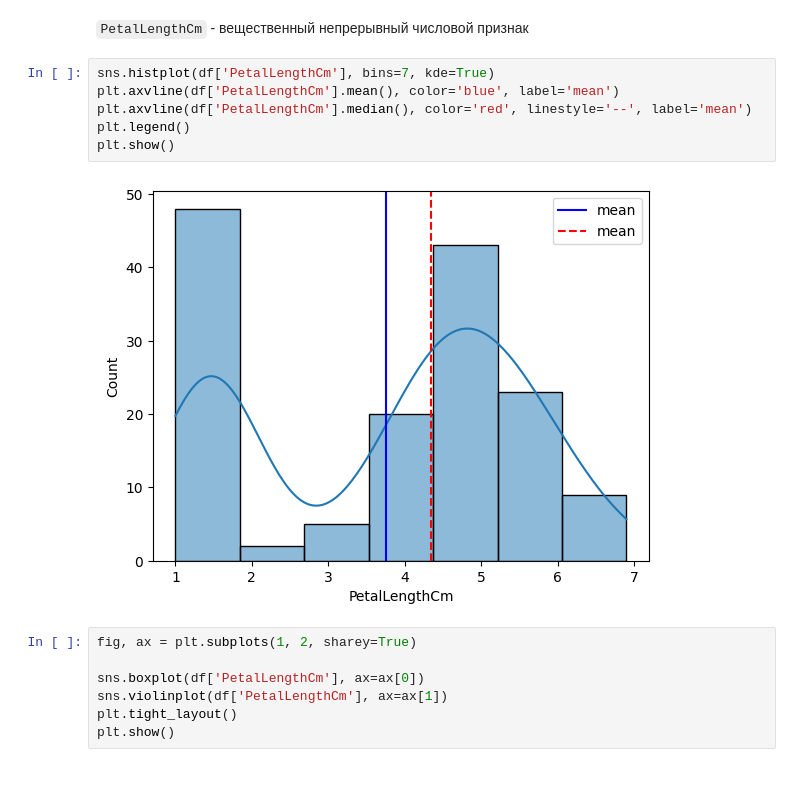
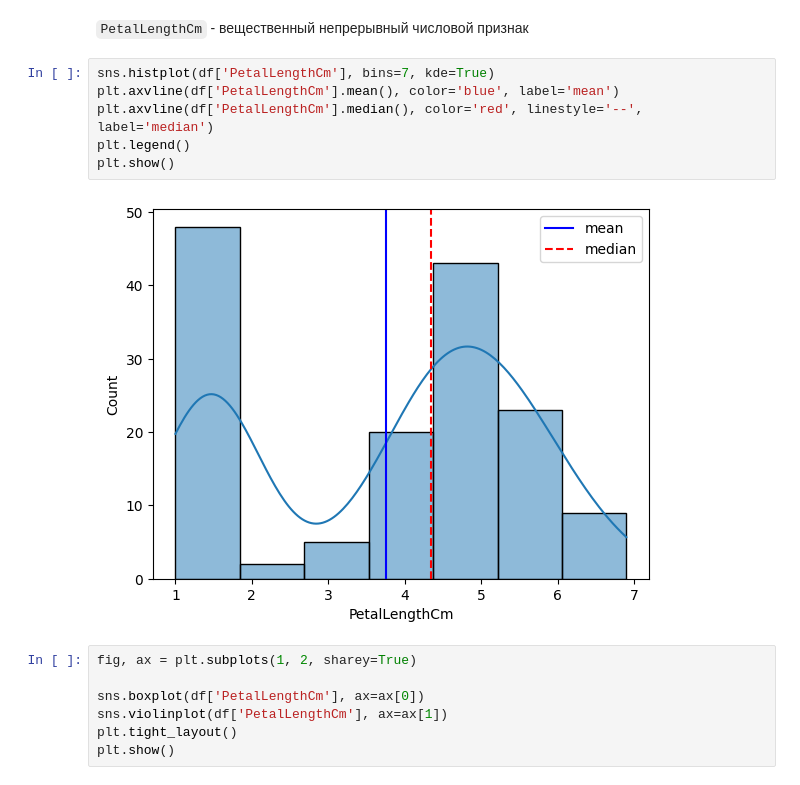
Before and after one commit to incubus-glitch/iris-dataset, a Jupyter notebook: notebooks/classification_iris_dataset.ipynb, the cells around one changed output. Cells and saved outputs as stored; diff of their text form.

```diff
--- a/notebooks/classification_iris_dataset.ipynb
+++ b/notebooks/classification_iris_dataset.ipynb
@@ -339,11 +339,11 @@ df.groupby('Species')['SepalWidthCm'].describe()
 # %%
 sns.histplot(df['PetalLengthCm'], bins=7, kde=True)
 plt.axvline(df['PetalLengthCm'].mean(), color='blue', label='mean')
-plt.axvline(df['PetalLengthCm'].median(), color='red', linestyle='--', label='mean')
+plt.axvline(df['PetalLengthCm'].median(), color='red', linestyle='--', label='median')
 plt.legend()
 plt.show()
 # %% [output]
-[figure, old version]
+[figure, new version]
 # %%
 fig, ax = plt.subplots(1, 2, sharey=True)
 
```
Also changed, not shown: parts of 7 cells of this notebook.
